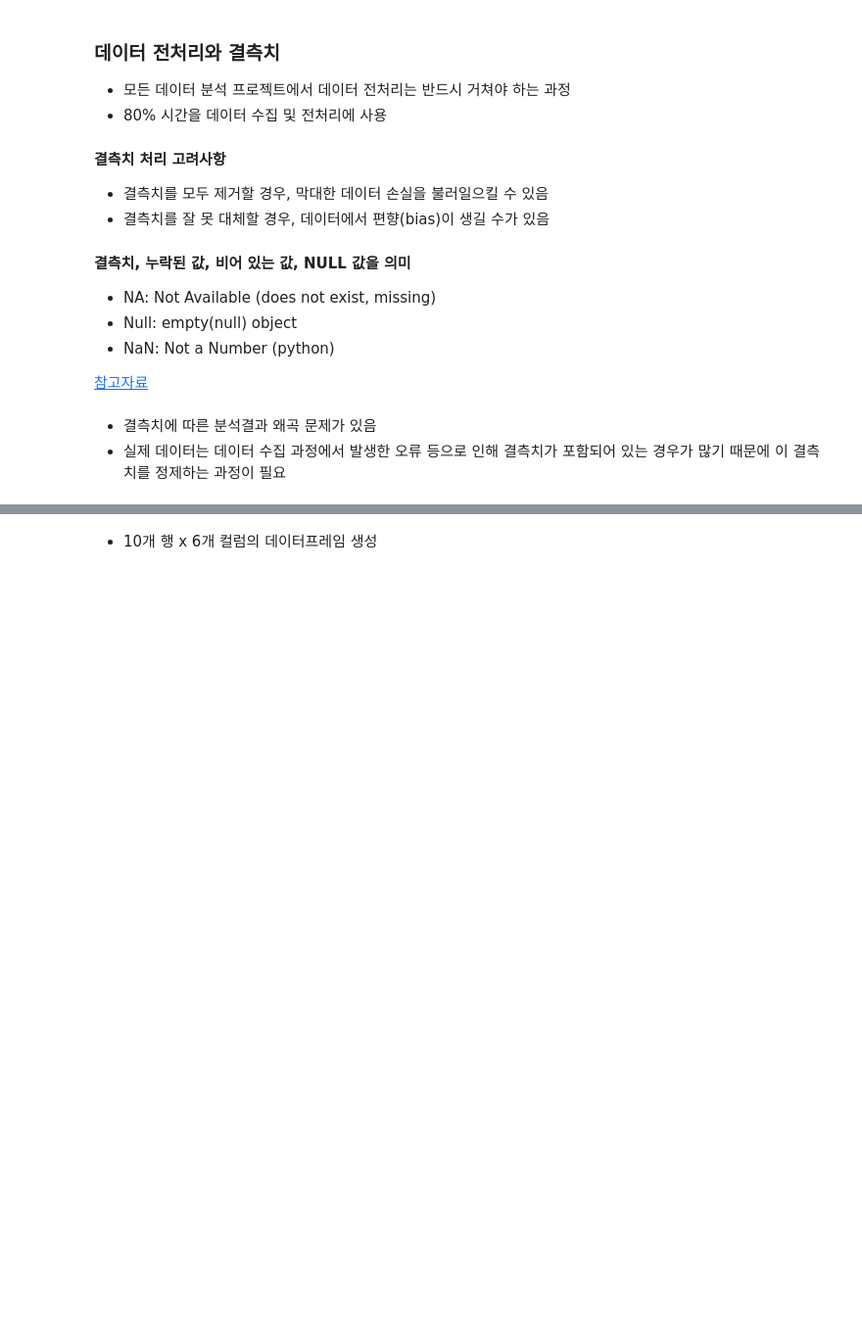
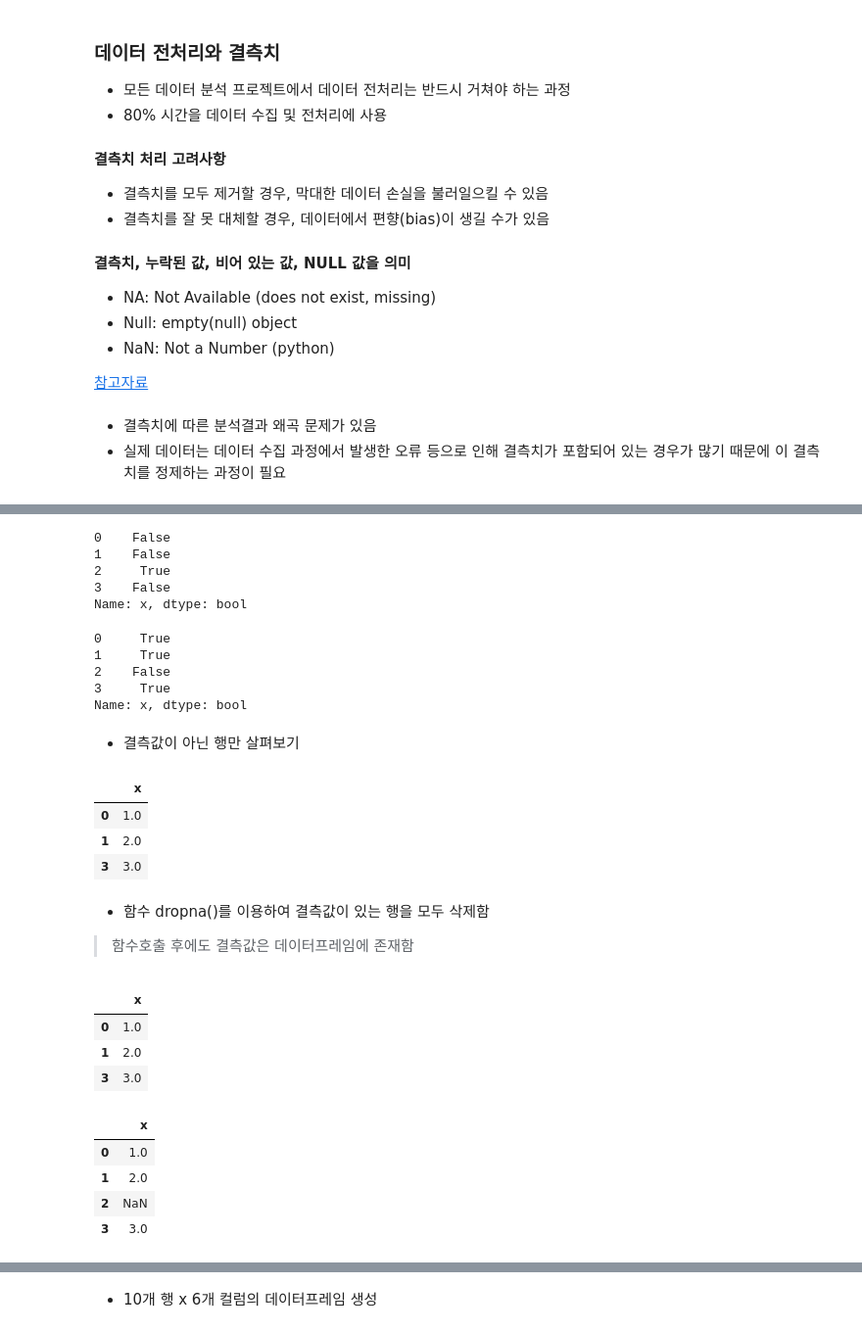
Before and after one commit to iceman67/-Python, a Jupyter notebook: missing_data.ipynb, the cells around one changed output, grey strips where cells are left out. Shown: that part at 98% size. Cells and saved outputs as stored; diff of their text form; code cells hidden in the pictures; blank space fills up the shorter version.

```diff
--- a/missing_data.ipynb
+++ b/missing_data.ipynb
@@ -26,0 +36,46 @@ import numpy as np
+# %%
+#결측값 확인을 위해 isnull() 또는 isna() 함수를 이용, 결측값은 True로 표시됨
+df['x'].isnull()
+df['x'].isna()
+# %% [output]
+0    False
+1    False
+2     True
+3    False
+Name: x, dtype: bool
+# %%
+# 결측값이 아님을 확인하기 위해 notna() 함수를 이용함
+df['x'].notna()
+# %% [output]
+0     True
+1     True
+2    False
+3     True
+Name: x, dtype: bool
+# %% [markdown]
+* 결측값이 아닌 행만 살펴보기
+# %%
+df [df['x'].notna()]
+# %% [output]
+|  | x |
+| 0 | 1.0 |
+| 1 | 2.0 |
+| 3 | 3.0 |
+# %% [markdown]
+* 함수 dropna()를 이용하여 결측값이 있는 행을 모두 삭제함
+> 함수호출 후에도 결측값은 데이터프레임에 존재함
+# %%
+df.dropna()
+# %% [output]
+|  | x |
+| 0 | 1.0 |
+| 1 | 2.0 |
+| 3 | 3.0 |
+# %%
+df
+# %% [output]
+|  | x |
+| 0 | 1.0 |
+| 1 | 2.0 |
+| 2 | NaN |
+| 3 | 3.0 |
```
Also changed, not shown: parts of 48 cells of this notebook.
